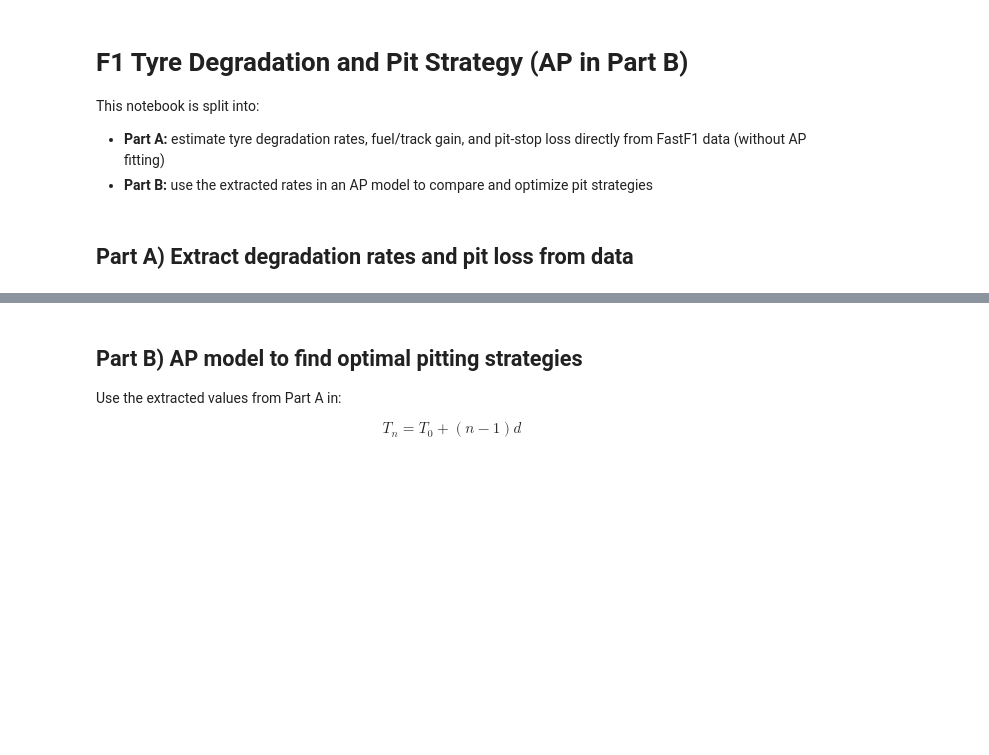
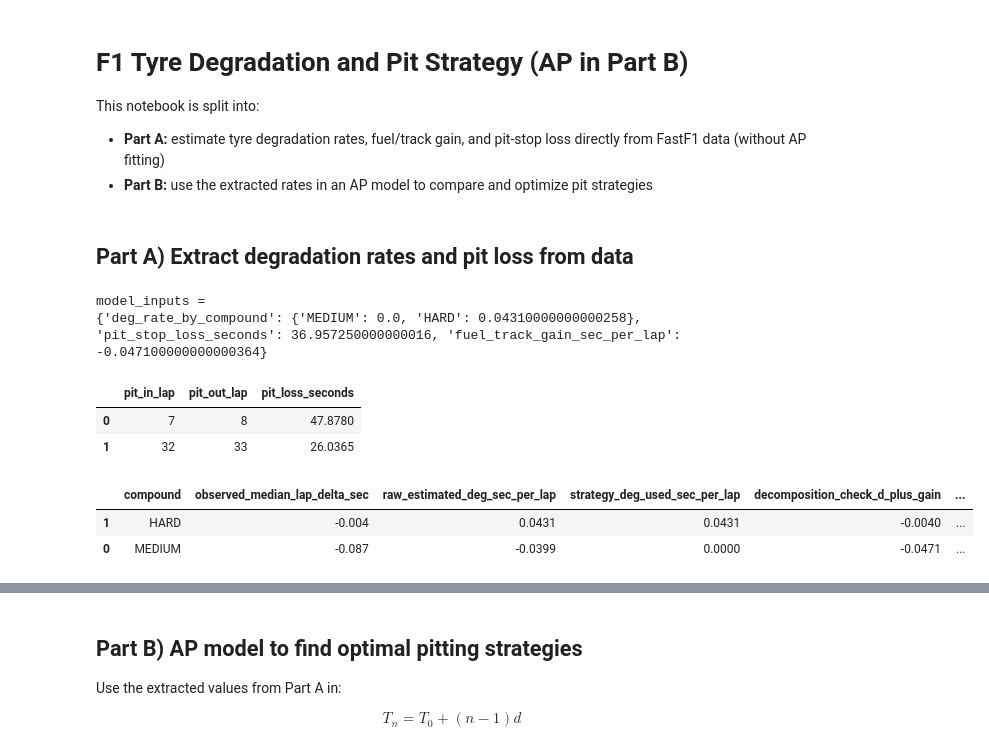
Before and after one commit to DET171/mit-2026, a Jupyter notebook: f1_tyre_degradation_ap.ipynb, the cells around one changed output, grey strips where cells are left out. Drawn from its saved outputs; the diff is of its cells as text; code cells hidden in the pictures; blank space fills up the shorter version.

```diff
--- a/f1_tyre_degradation_ap.ipynb
+++ b/f1_tyre_degradation_ap.ipynb
@@ -60,11 +60,6 @@ def estimate_fuel_track_gain_from_field(session_laps, frontier_quantile=0.2):
     deltas = frontier.diff().dropna()
     if len(deltas) < 5:
         raise ValueError('Not enough field-lap deltas to estimate fuel/track gain.')
-
-    q1, q3 = np.quantile(deltas, [0.25, 0.75])
-    iqr = q3 - q1
-    low, high = q1 - 1.5 * iqr, q3 + 1.5 * iqr
-    deltas = deltas[(deltas >= low) & (deltas <= high)]
     return float(np.median(deltas))
 
 
@@ -177,33 +172,42 @@ raw_deg_by_compound, deg_rate_by_compound, observed_delta_by_compound = estimate
 if not deg_rate_by_compound:
     raise ValueError('Could not estimate degradation rates for selected compounds.')
 
 base_lap_by_compound = estimate_base_lap_times(driver_nonpit, list(deg_rate_by_compound.keys()))
 PIT_STOP_LOSS_SECONDS, pit_loss_events_df = estimate_pit_loss_from_local_baseline(all_laps)
 
 clean_laps_by_compound = {
     c: driver_nonpit[driver_nonpit['CompoundU'] == c].copy()
     for c in deg_rate_by_compound.keys()
 }
 
 model_inputs = {
     'deg_rate_by_compound': deg_rate_by_compound,
     'pit_stop_loss_seconds': PIT_STOP_LOSS_SECONDS,
     'fuel_track_gain_sec_per_lap': fuel_track_gain_sec_per_lap
 }
 
 print('model_inputs =')
 print(model_inputs)
 display(pit_loss_events_df)
 
 summary_df = pd.DataFrame({
     'compound': list(deg_rate_by_compound.keys()),
     'observed_median_lap_delta_sec': [observed_delta_by_compound[c] for c in deg_rate_by_compound],
     'raw_estimated_deg_sec_per_lap': [raw_deg_by_compound[c] for c in deg_rate_by_compound],
     'strategy_deg_used_sec_per_lap': [deg_rate_by_compound[c] for c in deg_rate_by_compound],
     'decomposition_check_d_plus_gain': [deg_rate_by_compound[c] + fuel_track_gain_sec_per_lap for c in deg_rate_by_compound],
     'T0_for_partB_sec': [base_lap_by_compound[c] for c in deg_rate_by_compound]
 }).sort_values('compound')
 display(summary_df)
+# %% [output]
+model_inputs =
+{'deg_rate_by_compound': {'MEDIUM': 0.0, 'HARD': 0.04310000000000258}, 'pit_stop_loss_seconds': 36.957250000000016, 'fuel_track_gain_sec_per_lap': -0.047100000000000364}
+|  | pit_in_lap | pit_out_lap | pit_loss_seconds |
+| 0 | 7 | 8 | 47.8780 |
+| 1 | 32 | 33 | 26.0365 |
+|  | compound | observed_median_lap_delta_sec | raw_estimated_deg_sec_per_lap | strategy_deg_used_sec_per_lap | decomposition_check_d_plus_gain | ... |
+| 1 | HARD | -0.004 | 0.0431 | 0.0431 | -0.0040 | ... |
+| 0 | MEDIUM | -0.087 | -0.0399 | 0.0000 | -0.0471 | ... |
 # %%
 plt.figure(figsize=(8, 4))
 pd.Series(deg_rate_by_compound).sort_index().plot(kind='bar')
```
Also changed, not shown: parts of 1 cell of this notebook.
